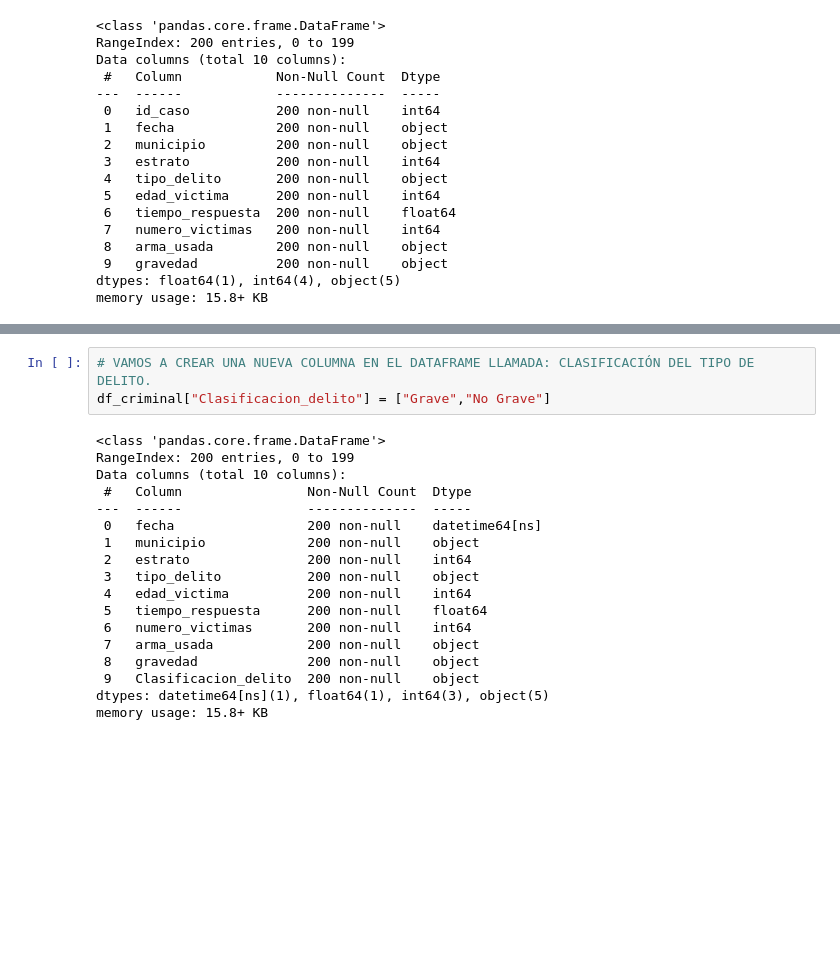
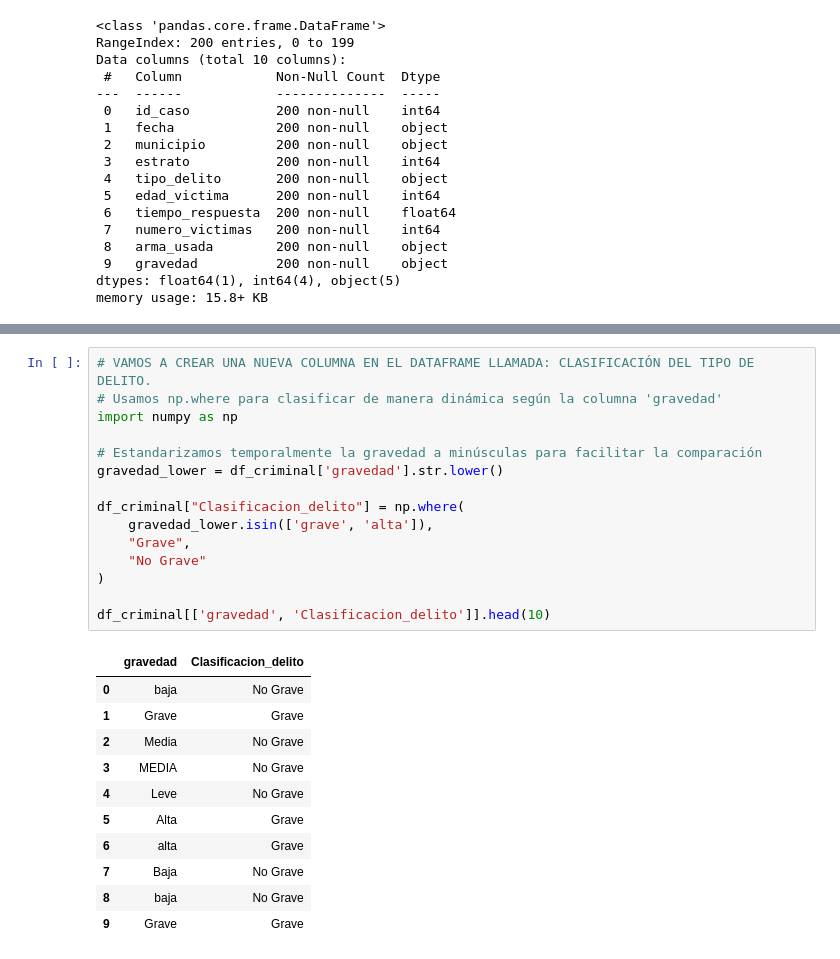
Before and after one commit to Starleen1996/analisis_datos_curso, a Jupyter notebook: clase_8_outliers.ipynb, the cells around one changed output, grey strips where cells are left out. Cells and saved outputs as stored; diff of their text form; blank space fills up the shorter version.

```diff
--- a/clase_8_outliers.ipynb
+++ b/clase_8_outliers.ipynb
@@ -642,25 +658,31 @@ dtypes: datetime64[ns](1), float64(1), int64(3), object(4)
 memory usage: 14.2+ KB
 # %%
 # VAMOS A CREAR UNA NUEVA COLUMNA EN EL DATAFRAME LLAMADA: CLASIFICACIÓN DEL TIPO DE DELITO.
-df_criminal["Clasificacion_delito"] = ["Grave","No Grave"]
+# Usamos np.where para clasificar de manera dinámica según la columna 'gravedad'
+import numpy as np
+
+# Estandarizamos temporalmente la gravedad a minúsculas para facilitar la comparación
+gravedad_lower = df_criminal['gravedad'].str.lower()
+
+df_criminal["Clasificacion_delito"] = np.where(
+    gravedad_lower.isin(['grave', 'alta']),
+    "Grave",
+    "No Grave"
+)
+
+df_criminal[['gravedad', 'Clasificacion_delito']].head(10)
 # %% [output]
-<class 'pandas.core.frame.DataFrame'>
-RangeIndex: 200 entries, 0 to 199
-Data columns (total 10 columns):
- #   Column                Non-Null Count  Dtype
----  ------                --------------  -----
- 0   fecha                 200 non-null    datetime64[ns]
- 1   municipio             200 non-null    object
- 2   estrato               200 non-null    int64
- 3   tipo_delito           200 non-null    object
- 4   edad_victima          200 non-null    int64
- 5   tiempo_respuesta      200 non-null    float64
- 6   numero_victimas       200 non-null    int64
- 7   arma_usada            200 non-null    object
- 8   gravedad              200 non-null    object
- 9   Clasificacion_delito  200 non-null    object
-dtypes: datetime64[ns](1), float64(1), int64(3), object(5)
-memory usage: 15.8+ KB
+|  | gravedad | Clasificacion_delito |
+| 0 | baja | No Grave |
+| 1 | Grave | Grave |
+| 2 | Media | No Grave |
+| 3 | MEDIA | No Grave |
+| 4 | Leve | No Grave |
+| 5 | Alta | Grave |
+| 6 | alta | Grave |
+| 7 | Baja | No Grave |
+| 8 | baja | No Grave |
+| 9 | Grave | Grave |
 # %%
 df_criminal
 # %% [output]
```
Also changed, not shown: parts of 15 cells of this notebook.
